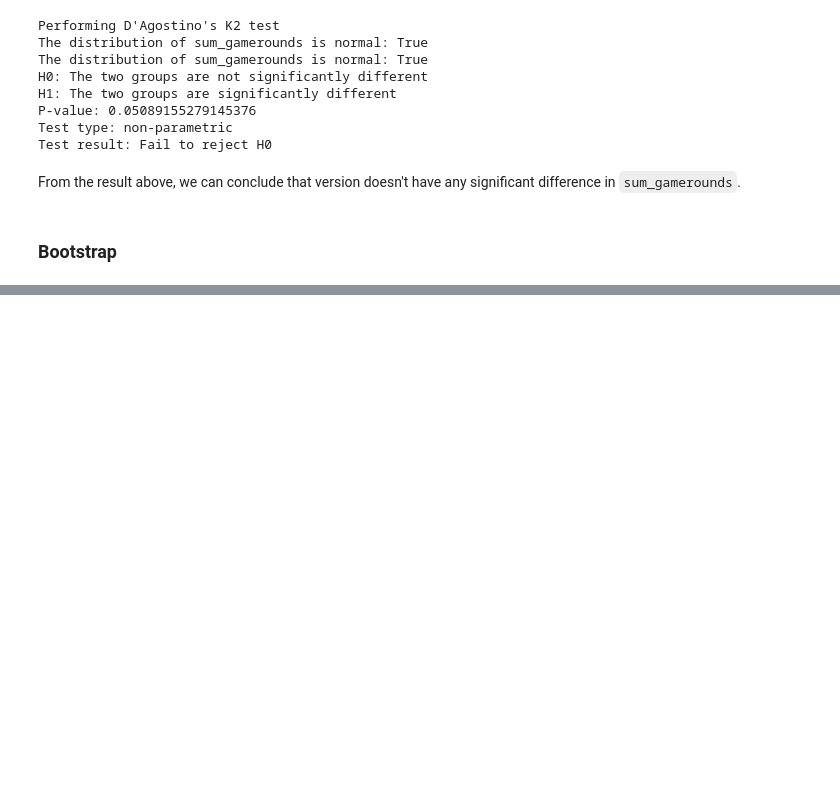
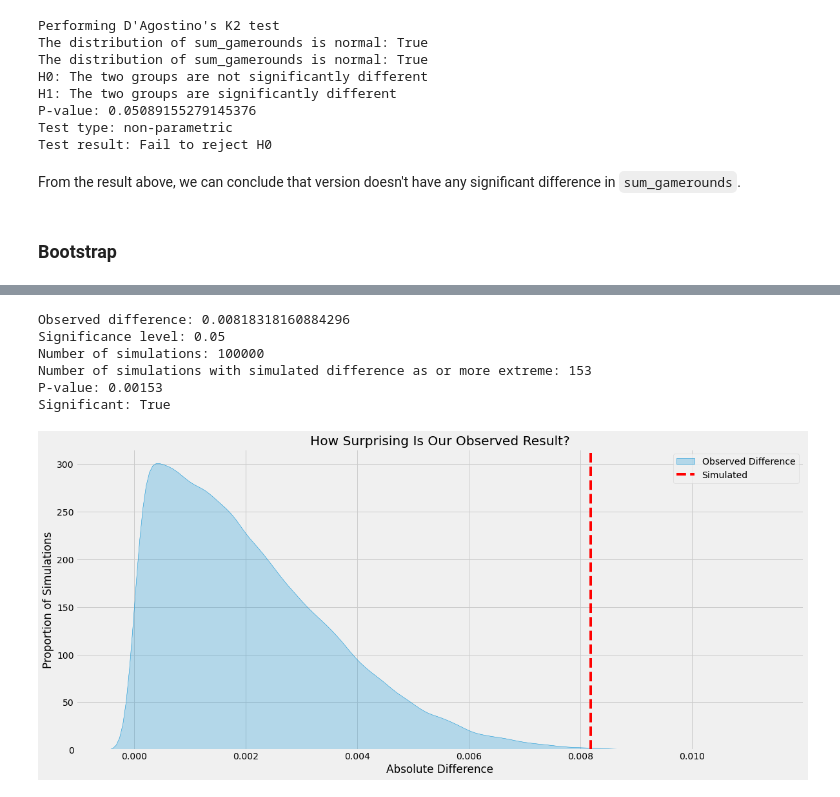
Before and after one commit to elvanselvano/hypothesis-testing, a Jupyter notebook: testing.ipynb, the cells around one changed output, grey strips where cells are left out. Cells and saved outputs as stored; diff of their text form; code cells hidden in the pictures; blank space fills up the shorter version.

```diff
--- a/testing.ipynb
+++ b/testing.ipynb
@@ -299,0 +415,45 @@ Probability that 7-day retention is greater when the gate is at level 30: 1.0
+# %%
+observed_difference = abs(df.groupby('version')['retention_7'].mean()[0] - df.groupby('version')['retention_7'].mean()[1])
+significance_level = 0.05
+num_simulations = 100000
+simulated_results = permutation_test(df, 'version', 'retention_7', num_simulations)
+simulations_as_or_more_extreme = sum(simulated_results >= observed_difference)
+p_value = simulations_as_or_more_extreme / num_simulations
+significant_or_not = p_value < significance_level
+
+print('Observed difference:', observed_difference)
+print('Significance level:', significance_level)
+print('Number of simulations:', num_simulations)
+print('Number of simulations with simulated difference as or more extreme:', simulations_as_or_more_extreme)
+print('P-value:', p_value)
+print('Significant:', significant_or_not)
+# %% [output]
+Observed difference: 0.00818318160884296
+Significance level: 0.05
+Number of simulations: 100000
+Number of simulations with simulated difference as or more extreme: 153
+P-value: 0.00153
+Significant: True
+# %%
+plt.figure(figsize=(18, 8))
+density_plot = sns.kdeplot(simulated_results, shade=True)
+density_plot.set(
+    xlabel='Absolute Difference',
+    ylabel='Proportion of Simulations',
+    title='How Surprising Is Our Observed Result?'
+)
+
+# Add a line to show the actual difference observed in the data
+density_plot.axvline(
+    x=observed_difference,
+    color='red',
+    linestyle='--'
+)
+
+plt.legend(
+    labels=['Observed Difference', 'Simulated'],
+    loc='upper right'
+)
+plt.show()
+# %% [output]
+[figure, added]
```
Also changed, not shown: parts of 14 cells of this notebook.
